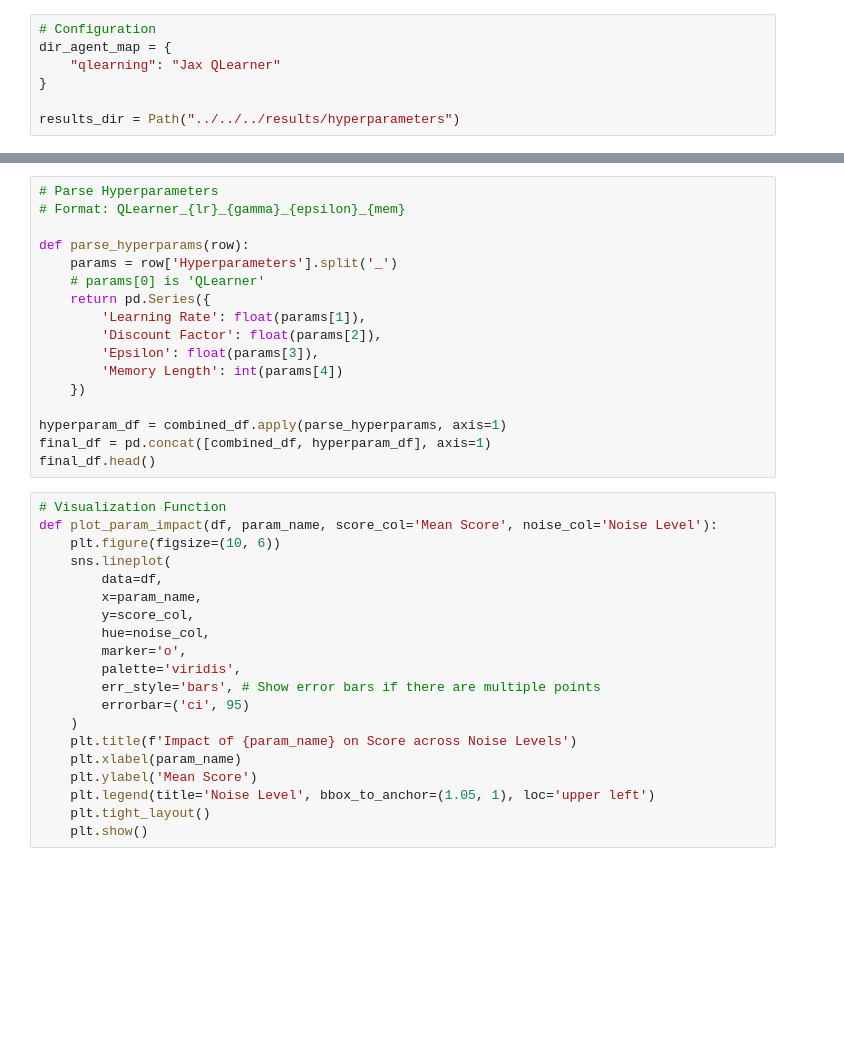
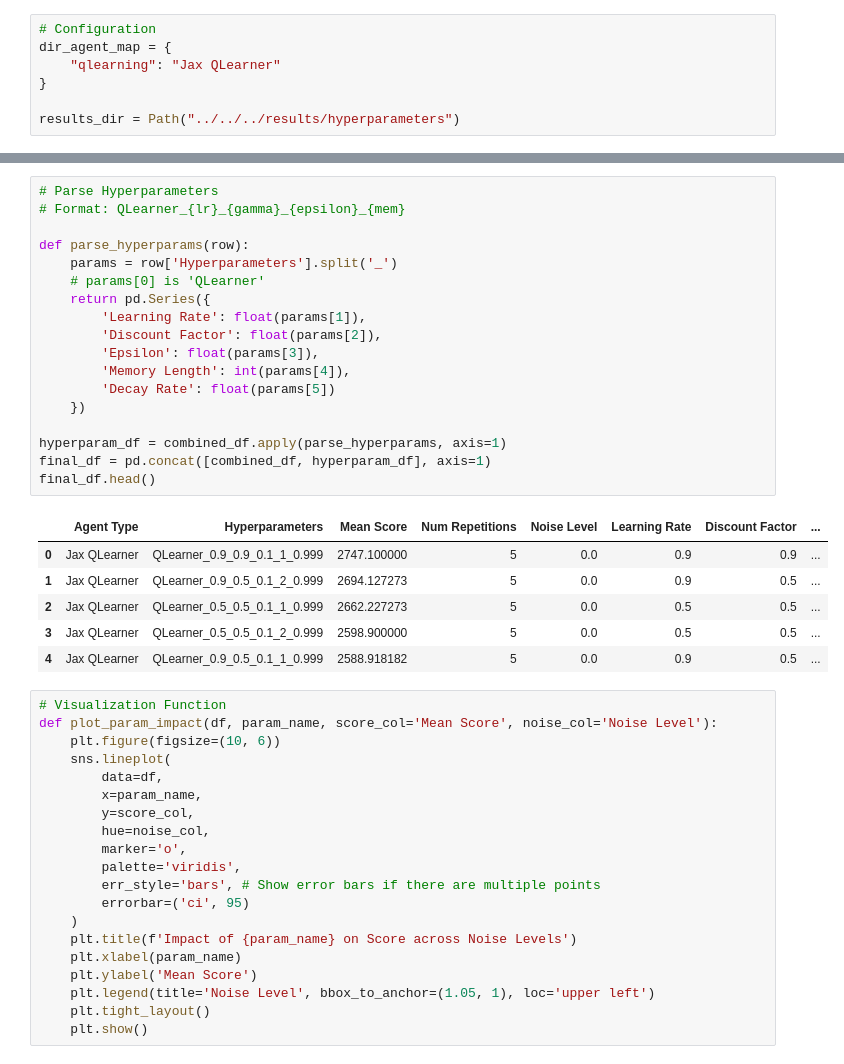
Before and after one commit to KivalM/AIFNIPD, a Jupyter notebook: experiments/other/memory_n_ql/params_mem_vs_score.ipynb, the cells around one changed output, grey strips where cells are left out. Cells and saved outputs as stored; diff of their text form; blank space fills up the shorter version.

```diff
--- a/experiments/other/memory_n_ql/params_mem_vs_score.ipynb
+++ b/experiments/other/memory_n_ql/params_mem_vs_score.ipynb
@@ -41,20 +47,28 @@ FileNotFoundError: [Errno 2] No such file or directory: '../../results/hyperpara
 # %%
 # Parse Hyperparameters
 # Format: QLearner_{lr}_{gamma}_{epsilon}_{mem}
 
 def parse_hyperparams(row):
     params = row['Hyperparameters'].split('_')
     # params[0] is 'QLearner'
     return pd.Series({
         'Learning Rate': float(params[1]),
         'Discount Factor': float(params[2]),
         'Epsilon': float(params[3]),
-        'Memory Length': int(params[4])
+        'Memory Length': int(params[4]),
+        'Decay Rate': float(params[5])
     })
 
 hyperparam_df = combined_df.apply(parse_hyperparams, axis=1)
 final_df = pd.concat([combined_df, hyperparam_df], axis=1)
 final_df.head()
+# %% [output]
+|  | Agent Type | Hyperparameters | Mean Score | Num Repetitions | Noise Level | Learning Rate | Discount Factor | ... |
+| 0 | Jax QLearner | QLearner_0.9_0.9_0.1_1_0.999 | 2747.100000 | 5 | 0.0 | 0.9 | 0.9 | ... |
+| 1 | Jax QLearner | QLearner_0.9_0.5_0.1_2_0.999 | 2694.127273 | 5 | 0.0 | 0.9 | 0.5 | ... |
+| 2 | Jax QLearner | QLearner_0.5_0.5_0.1_1_0.999 | 2662.227273 | 5 | 0.0 | 0.5 | 0.5 | ... |
+| 3 | Jax QLearner | QLearner_0.5_0.5_0.1_2_0.999 | 2598.900000 | 5 | 0.0 | 0.5 | 0.5 | ... |
+| 4 | Jax QLearner | QLearner_0.9_0.5_0.1_1_0.999 | 2588.918182 | 5 | 0.0 | 0.9 | 0.5 | ... |
 # %%
 # Visualization Function
 def plot_param_impact(df, param_name, score_col='Mean Score', noise_col='Noise Level'):
```
Also changed, not shown: parts of 6 cells of this notebook, 6 other files.
